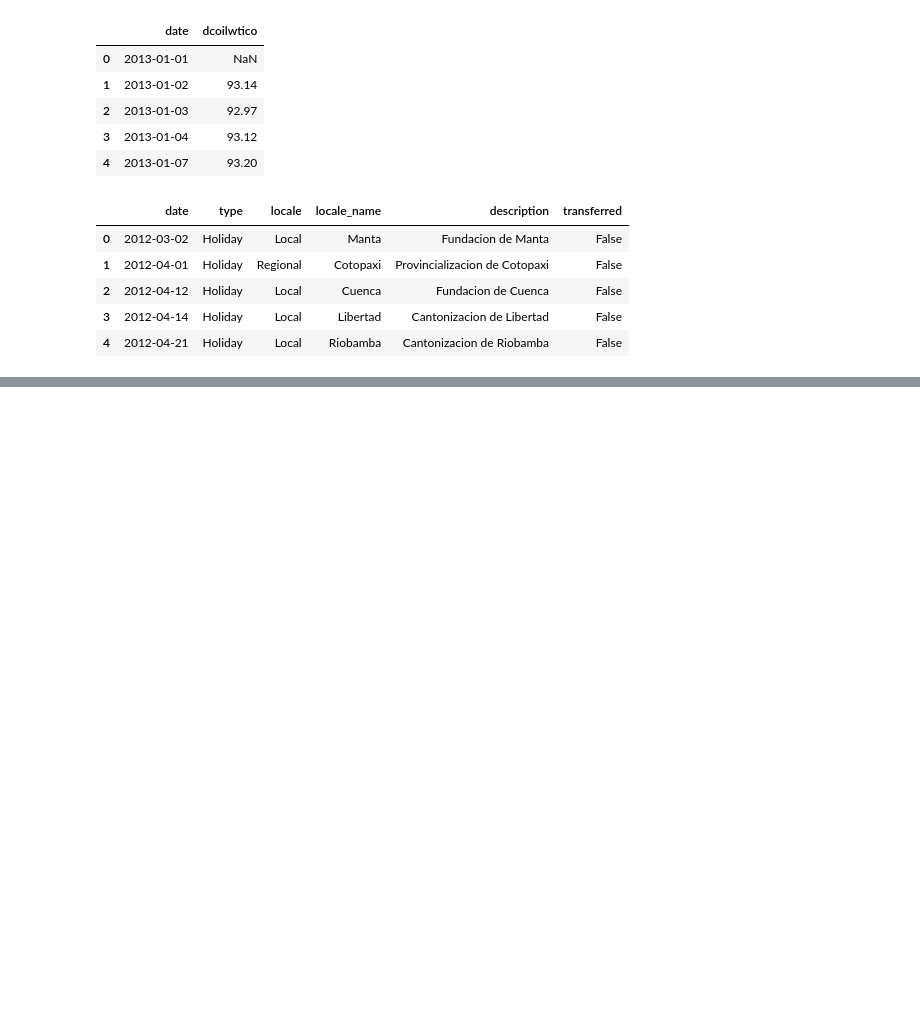
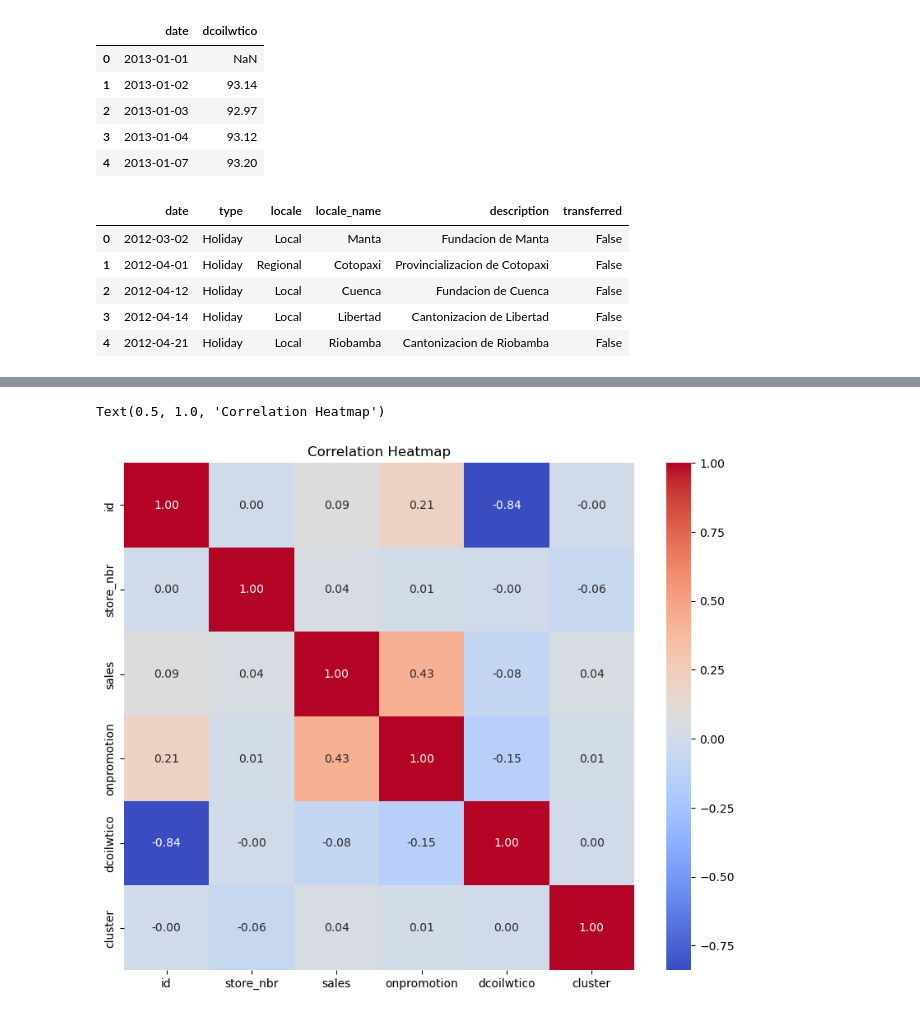
Before and after one commit to matejkoas/Kaggle_Store-sales, a Jupyter notebook: Store Sales.ipynb, the cells around one changed output, grey strips where cells are left out. Saved outputs shown, nothing was run; the diff lists cells and outputs as text; code cells hidden in the pictures; blank space fills up the shorter version.

```diff
--- a/Store Sales.ipynb
+++ b/Store Sales.ipynb
@@ -130,0 +411,13 @@ holidays.head()
+# %%
+# Функция, возвращающая датасет только с числовыми признаками
+def num_col(df):
+    num_col = []
+    for column in df.columns:
+        if (df[column].dtype == 'int64') or (df[column].dtype == 'float64'):
+            num_col.append(column)
+    return df[num_col]
+# %%
+train_merge_num = num_col(train_merge)
+# %%
+corr_matrix = train_merge_num.corr()
+corr_matrix
@@ -130,0 +432,8 @@ holidays.head()
+# %%
+# Создание тепловой карты
+plt.figure(figsize=(10, 8))
+sns.heatmap(corr_matrix, annot=True, cmap='coolwarm', fmt=".2f")
+plt.title('Correlation Heatmap')
+# %% [output]
+Text(0.5, 1.0, 'Correlation Heatmap')
+[figure, added]
```
Also changed, not shown: parts of 127 cells of this notebook, 7 other files.
